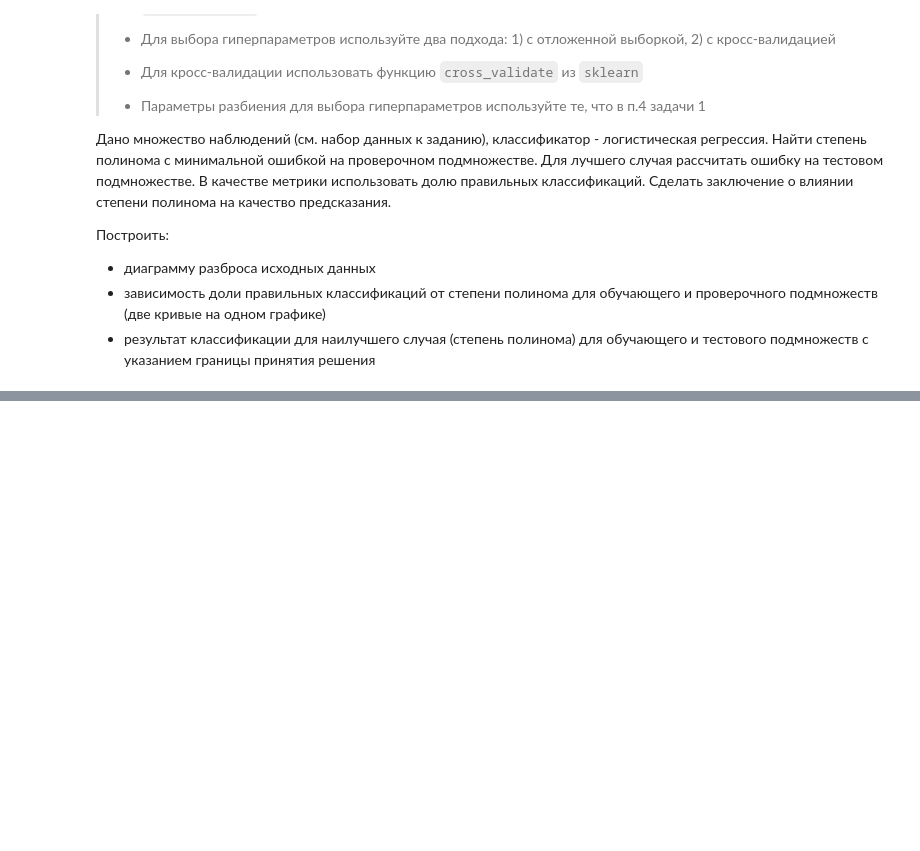
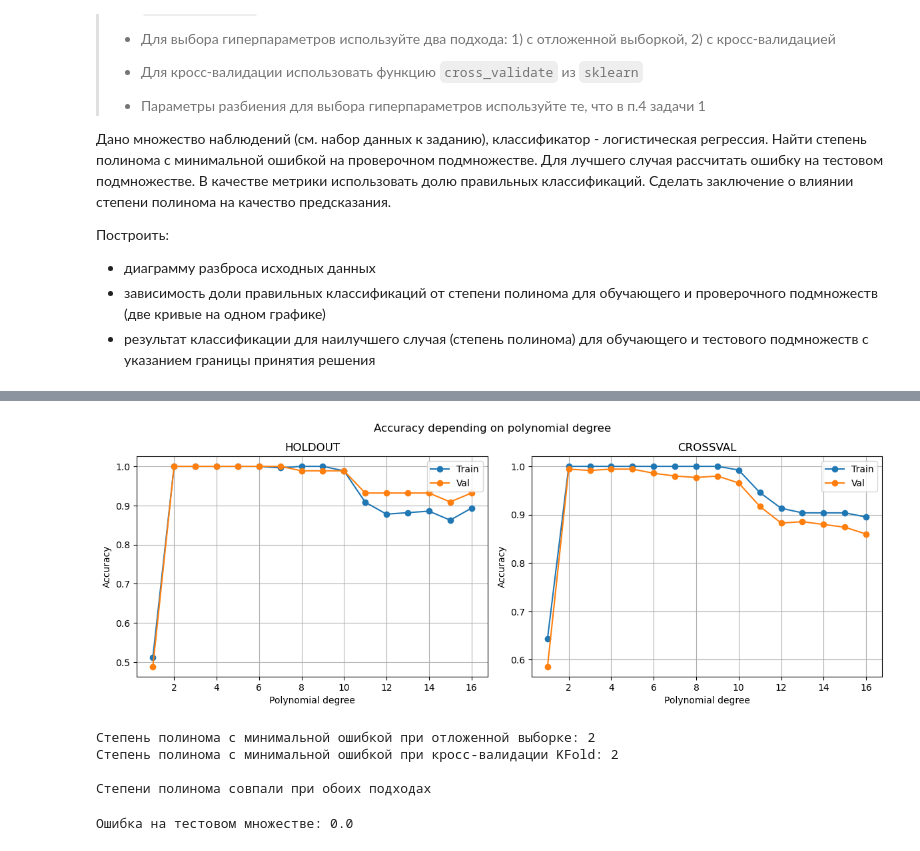
Before and after one commit to The-Humble-Guy/mlassignments, a Jupyter notebook: notebooks/A2_IU21_Kutsenko_2_3.ipynb, the cells around one changed output, grey strips where cells are left out. Drawn from its saved outputs; the diff is of its cells as text; code cells hidden in the pictures; blank space fills up the shorter version.

```diff
--- a/notebooks/A2_IU21_Kutsenko_2_3.ipynb
+++ b/notebooks/A2_IU21_Kutsenko_2_3.ipynb
@@ -684,0 +776,6 @@ for alpha in ALPHAS:
+# %%
+C = 1e5
+MAX_ITER = 100
+TEST_SIZE = 0.3
+HOLDOUT_TRAIN_SIZE = 0.75
+DEGREES = [i for i in range(1, 17)]
@@ -684,0 +859,51 @@ for alpha in ALPHAS:
+# %%
+plt.figure("17", figsize=[12, 8])
+plt.suptitle("Accuracy depending on polynomial degree")
+
+for i, set_type in enumerate(['HOLDOUT', 'CROSSVAL']):
+    plt.subplot(2,2,i+1)
+    plt.title(f"{set_type}")
+    plt.plot(DEGREES, [accuracies[set_type]['TRAIN'][index] for index in range(len(DEGREES))], "o-", label="Train")
+    plt.plot(DEGREES, [accuracies[set_type]['VALID'][index] for index in range(len(DEGREES))], "o-", label="Val")
+    plt.xlabel("Polynomial degree")
+    plt.ylabel("Accuracy")
+    plt.legend()
+    plt.grid(True)
+
+plt.tight_layout()
+plt.show()
+# %% [output]
+[figure, added]
+# %%
+best_degree = {}
+
+for validation_type in ['HOLDOUT', 'CROSSVAL']:
+    # Находим максимальное значение точности из всех степеней полинома
+    # Если максимальное значение повторяется на нескольких степенях - берем наименьшую
+    max = accuracies[validation_type]['VALID'].max()
+    best_degree[validation_type] = DEGREES[np.argwhere(accuracies[validation_type]['VALID'] == max ).min()]
+
+    print("Степень полинома с минимальной ошибкой при ", end='')
+    if validation_type == 'HOLDOUT':
+        print("отложенной выборке: ", end='')
+    else:
+        print("кросс-валидации KFold: ", end='')
+    print(best_degree[validation_type])
+
+if best_degree['HOLDOUT'] == best_degree['CROSSVAL']:
+    print("\nСтепени полинома совпали при обоих подходах")
+else:
+    print("\nСтепени полинома при отложенной выборке и кросс-валидации различны")
+# %% [output]
+Степень полинома с минимальной ошибкой при отложенной выборке: 2
+Степень полинома с минимальной ошибкой при кросс-валидации KFold: 2
+
+Степени полинома совпали при обоих подходах
+# %%
+# Повторно обучим модель с лучшим гиперпараметром
+pipeline.named_steps["transformation"].degree = best_degree['CROSSVAL']
+pipeline.fit(X_train, y_train)
+
+print("Ошибка на тестовом множестве:", 1 - pipeline.score(X_test, y_test))
+# %% [output]
+Ошибка на тестовом множестве: 0.0
```
Also changed, not shown: parts of 23 cells of this notebook, 1 other file.
